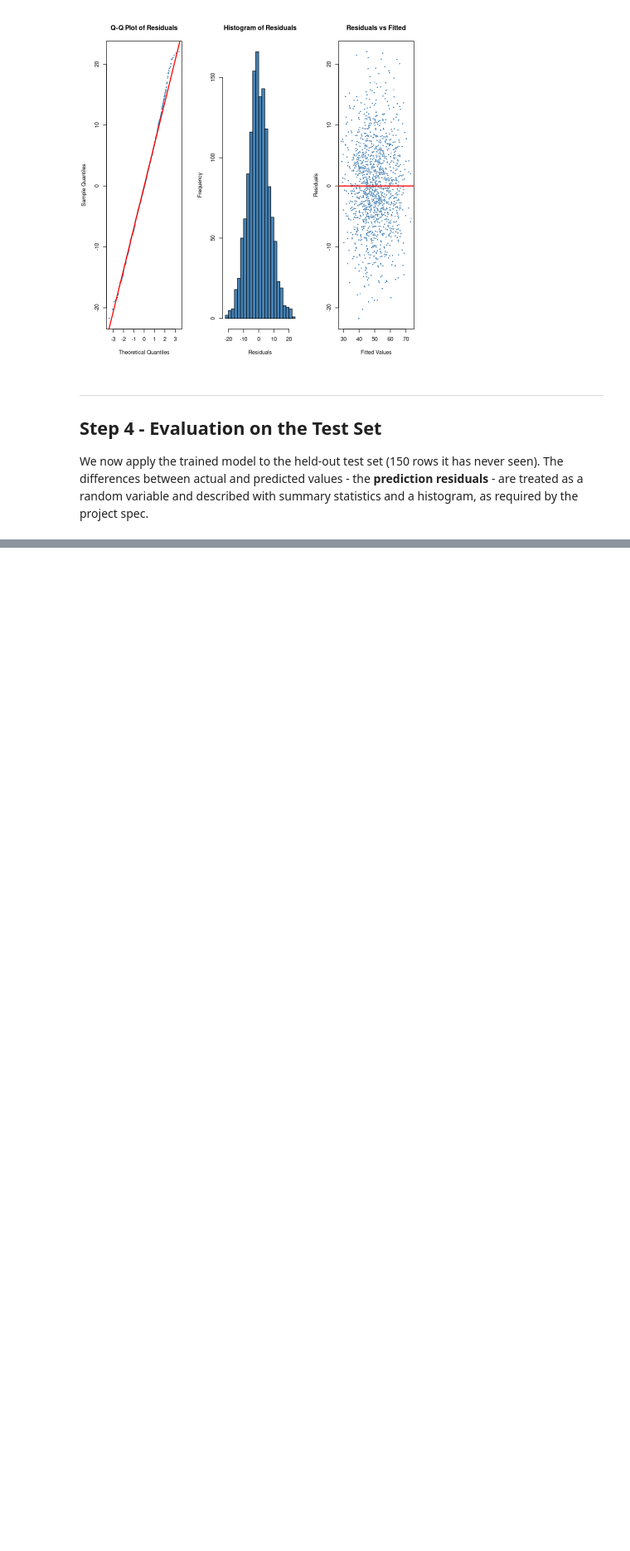
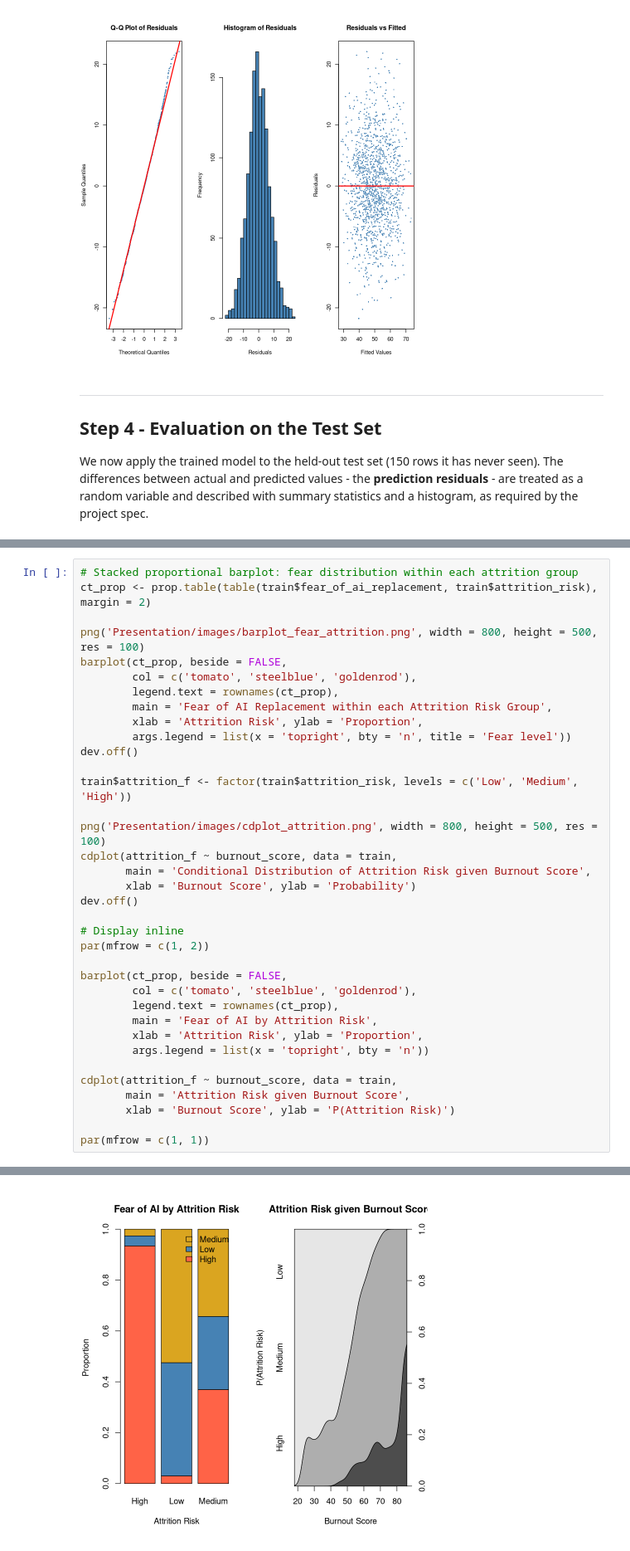
Before and after one commit to nkwiecienn/StatisticsCourse, a Jupyter notebook: Project2/Project2_NK.ipynb, the cells around one changed output, grey strips where cells are left out. Shown at 83% size. Drawn from its saved outputs; the diff is of its cells as text; blank space fills up the shorter version.

```diff
--- a/Project2/Project2_NK.ipynb
+++ b/Project2/Project2_NK.ipynb
@@ -383,0 +586,37 @@ par(mfrow = c(1, 1))
+# %%
+# Stacked proportional barplot: fear distribution within each attrition group
+ct_prop <- prop.table(table(train$fear_of_ai_replacement, train$attrition_risk), margin = 2)
+
+png('Presentation/images/barplot_fear_attrition.png', width = 800, height = 500, res = 100)
+barplot(ct_prop, beside = FALSE,
+        col = c('tomato', 'steelblue', 'goldenrod'),
+        legend.text = rownames(ct_prop),
+        main = 'Fear of AI Replacement within each Attrition Risk Group',
+        xlab = 'Attrition Risk', ylab = 'Proportion',
+        args.legend = list(x = 'topright', bty = 'n', title = 'Fear level'))
+dev.off()
+
+train$attrition_f <- factor(train$attrition_risk, levels = c('Low', 'Medium', 'High'))
+
+png('Presentation/images/cdplot_attrition.png', width = 800, height = 500, res = 100)
+cdplot(attrition_f ~ burnout_score, data = train,
+       main = 'Conditional Distribution of Attrition Risk given Burnout Score',
+       xlab = 'Burnout Score', ylab = 'Probability')
+dev.off()
+
+# Display inline
+par(mfrow = c(1, 2))
+
+barplot(ct_prop, beside = FALSE,
+        col = c('tomato', 'steelblue', 'goldenrod'),
+        legend.text = rownames(ct_prop),
+        main = 'Fear of AI by Attrition Risk',
+        xlab = 'Attrition Risk', ylab = 'Proportion',
+        args.legend = list(x = 'topright', bty = 'n'))
+
+cdplot(attrition_f ~ burnout_score, data = train,
+       main = 'Attrition Risk given Burnout Score',
+       xlab = 'Burnout Score', ylab = 'P(Attrition Risk)')
+
+par(mfrow = c(1, 1))
+# %% [output]
@@ -383,0 +627 @@ par(mfrow = c(1, 1))
+[figure, added]
```
Also changed, not shown: parts of 20 cells of this notebook, 26 other files.
